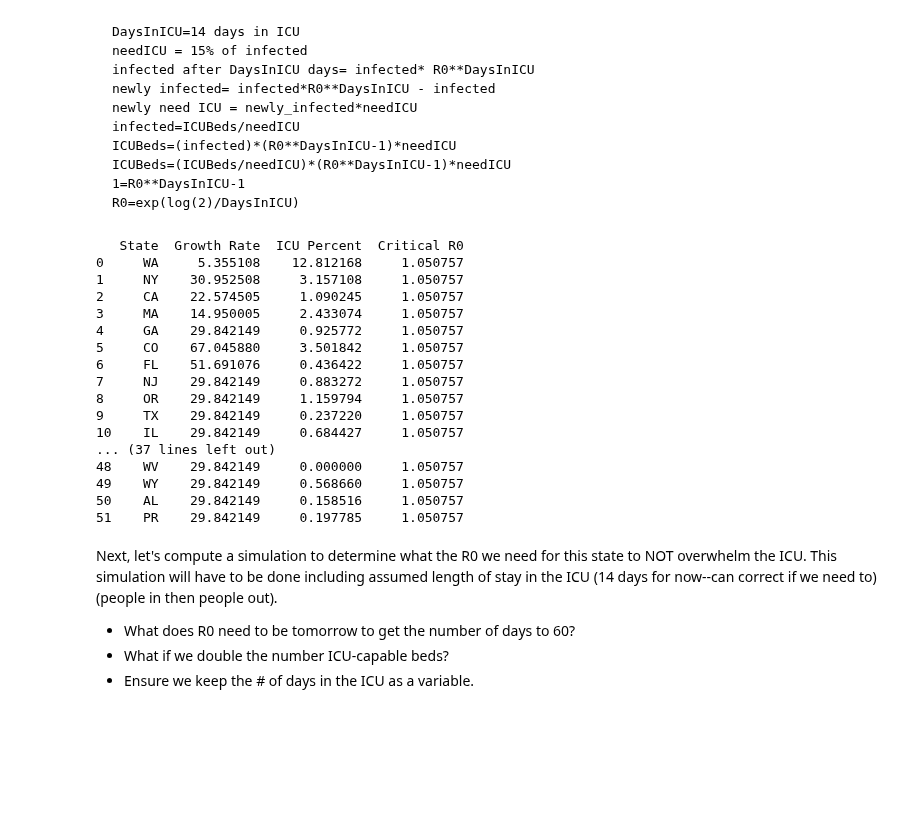
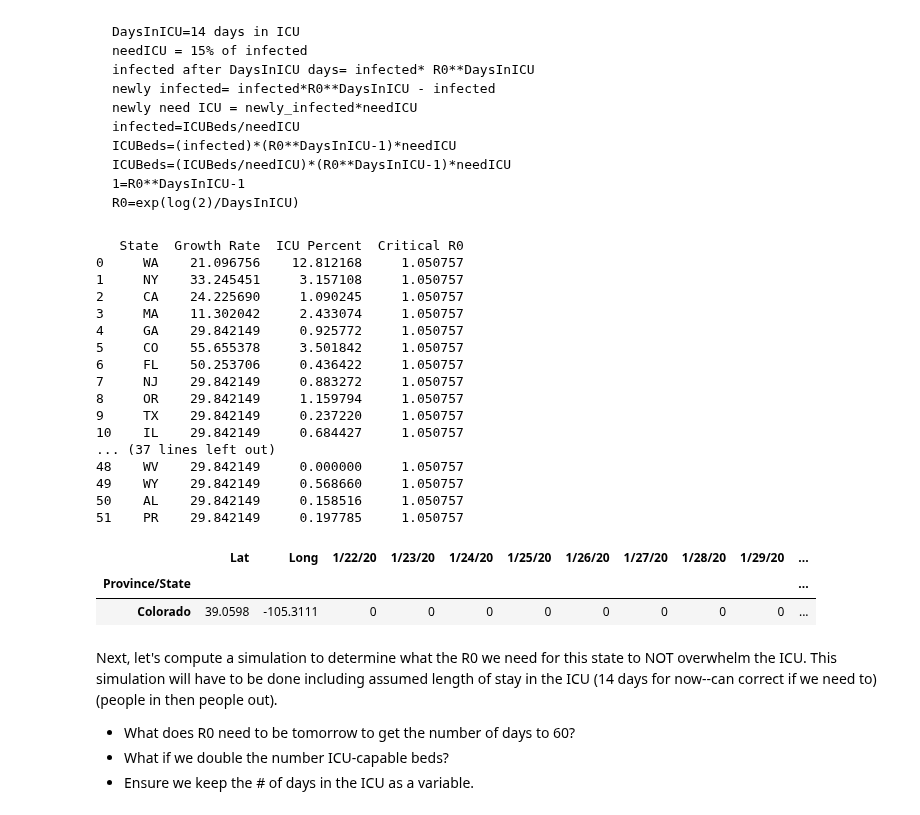
Before and after one commit to daveselinger/covid-19-hackathon, a Jupyter notebook: by_state_covid_analysis.ipynb, the cells around one changed output. Cells and saved outputs as stored; diff of their text form; code cells hidden in the pictures; blank space fills up the shorter version.

```diff
--- a/by_state_covid_analysis.ipynb
+++ b/by_state_covid_analysis.ipynb
@@ -262,7 +259,7 @@ GROWTH_RATE_MIN_THRESHOLD = 100
 def create_dfs(case_concentration=1.0, population_concentration=1.0):
   us_plotseries = []
   us_growthseries =[]
-  print("Sate,GR, ratio, Days to fill ICU")
+  print("State,GR, ratio, Days to fill ICU")
   for index, state_row in us_timeseries.iterrows():
     state_name = state_row["Province/State"]
     if state_name not in us_state_abbrev or state_name not in us_state_pop:
@@ -280,7 +277,7 @@ def create_dfs(case_concentration=1.0, population_concentration=1.0):
       us_plotseries.append(row)
       valid_data.append(count)
     ## ROGER: Can we handle removing the data before 3/10?
-    valid_data = valid_data[-3:]
+    valid_data = valid_data[-6:]
     fit=scipy.optimize.curve_fit(lambda day,gr: valid_data[0]*pow(gr,day),  range(len(valid_data)),  valid_data,  p0=(2))
     GR_raw=fit[0][0]
     GR=GR_raw if valid_data[-1]>GROWTH_RATE_MIN_THRESHOLD else base_GR
@@ -389,25 +388,30 @@ R0=exp(log(2)/DaysInICU)
 # %%
 days_in_ICU=14
 us_growthseries_df['Critical R0']=np.exp(np.log(2)/days_in_ICU)
 print(us_growthseries_df[["State","Growth Rate","ICU Percent","Critical R0"]])
+state_search=us_timeseries.set_index('Province/State')
+state_search.loc[['Colorado']]
 # %% [output]
    State  Growth Rate  ICU Percent  Critical R0
-0     WA     5.355108    12.812168     1.050757
-1     NY    30.952508     3.157108     1.050757
-2     CA    22.574505     1.090245     1.050757
-3     MA    14.950005     2.433074     1.050757
+0     WA    21.096756    12.812168     1.050757
+1     NY    33.245451     3.157108     1.050757
+2     CA    24.225690     1.090245     1.050757
+3     MA    11.302042     2.433074     1.050757
 4     GA    29.842149     0.925772     1.050757
-5     CO    67.045880     3.501842     1.050757
-6     FL    51.691076     0.436422     1.050757
+5     CO    55.655378     3.501842     1.050757
+6     FL    50.253706     0.436422     1.050757
 7     NJ    29.842149     0.883272     1.050757
 8     OR    29.842149     1.159794     1.050757
 9     TX    29.842149     0.237220     1.050757
 10    IL    29.842149     0.684427     1.050757
 ... (37 lines left out)
 48    WV    29.842149     0.000000     1.050757
 49    WY    29.842149     0.568660     1.050757
 50    AL    29.842149     0.158516     1.050757
 51    PR    29.842149     0.197785     1.050757
+|  | Lat | Long | 1/22/20 | 1/23/20 | 1/24/20 | 1/25/20 | 1/26/20 | 1/27/20 | 1/28/20 | 1/29/20 | ... |
+| Province/State |  |  |  |  |  |  |  |  |  |  | ... |
+| Colorado | 39.0598 | -105.3111 | 0 | 0 | 0 | 0 | 0 | 0 | 0 | 0 | ... |
 # %% [markdown]
 Next, let's compute a simulation to determine what the R0 we need for this state to NOT overwhelm the ICU.
 This simulation will have to be done including  assumed length of stay in the ICU (14 days for now--can correct if we need to) (people in then people out).
```
Also changed, not shown: parts of 4 cells of this notebook.
